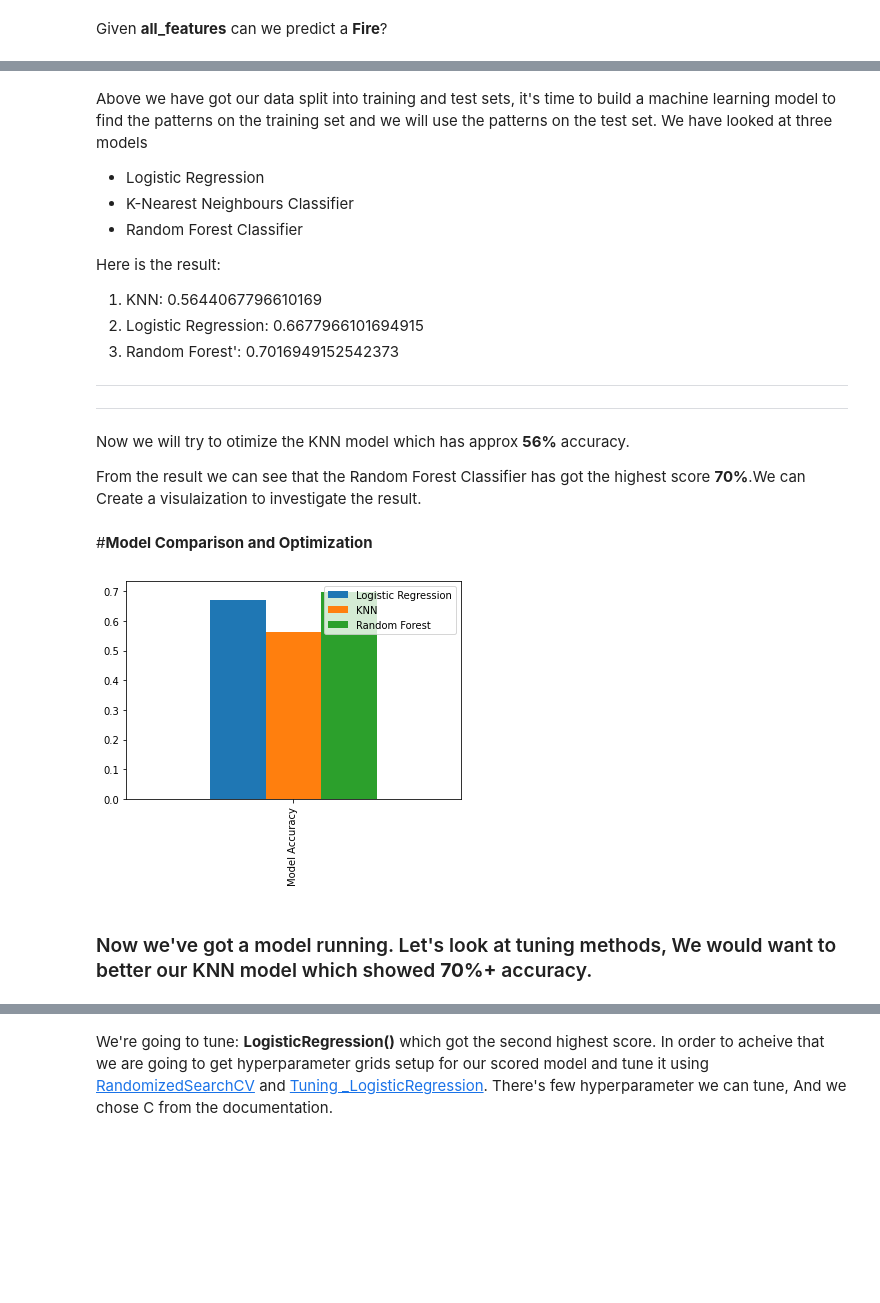
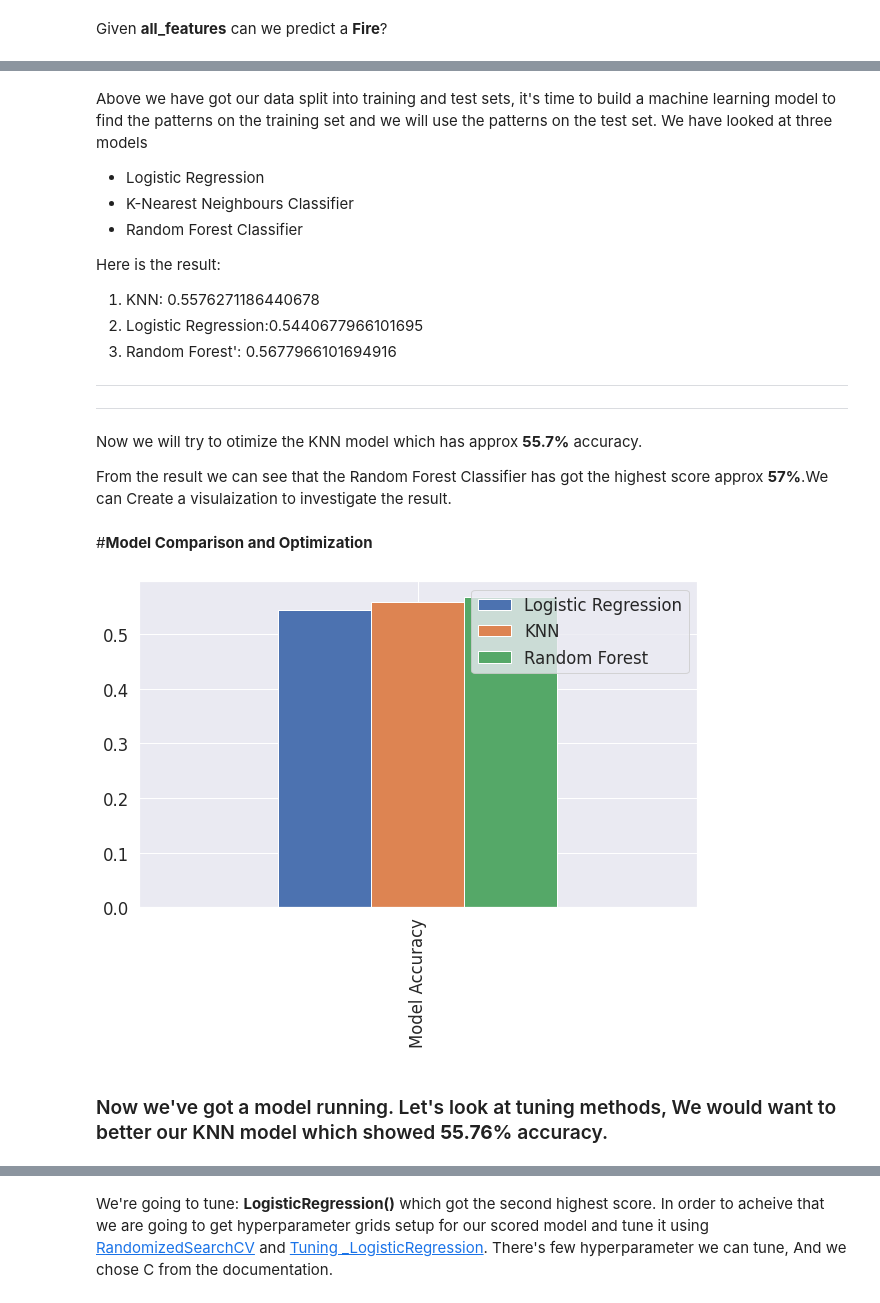
Before and after one commit to NishanthPrajith/Data_Science_Final_Project, a Jupyter notebook: code/models.ipynb, the cells around one changed output, grey strips where cells are left out. Cells and saved outputs as stored; diff of their text form; code cells hidden in the pictures; blank space fills up the shorter version.

Commit message:
blogs edited and models fixed

```diff
--- a/code/models.ipynb
+++ b/code/models.ipynb
@@ -254,9 +223,0 @@ Started
-# %%
-# Turn "Countries" & "Started" into numbers
-for label, content in data.items():
-    # Check columns which *aren't* numeric
-    if not pd.api.types.is_numeric_dtype(content):
-        # Add binary column to inidicate whether sample had missing value
-        data[label+"_is_missing"] = pd.isnull(content)
-        # We add the +1 because pandas encodes missing categories as -1
-        data[label] = pd.Categorical(content).codes+1
@@ -291,8 +229,0 @@ len(data)
-# %%
-#How many acres per county are burnt by Wildfires?
-%%time
-# Instantiate model
-model = RandomForestRegressor(n_jobs=-1,random_state=42)
-
-# Fit the model
-model.fit(data.drop(["AcresBurned","Counties","Latitude","Longitude","Started","FIPS","Fire"], axis=1), data.AcresBurned)
@@ -309,7 +230,10 @@ model.score(data.drop(["AcresBurned","Counties","Latitude","Longitude","Started"
 # %% [markdown]
 Given **all_features** can we predict a **Fire**?
+# %%
+all_features = list(data.columns)[6:26]
 # %%
 # lets make our training set (Split data into X and y)
-X = data.drop(["AcresBurned","Counties","Latitude","Longitude","Started","FIPS","Fire"], axis=1)
+X = data[all_features]
 
 y = data["Fire"]
+X
@@ -367,9 +305,9 @@ We have looked at three models
 *   Random Forest Classifier
 
 Here is the result:
-1.   KNN: 0.5644067796610169
-2.   Logistic Regression: 0.6677966101694915
-3.   Random Forest': 0.7016949152542373
+1.   KNN: 0.5576271186440678
+2.   Logistic Regression:0.5440677966101695
+3.   Random Forest': 0.5677966101694916
 
 
 ---
@@ -378,18 +316,18 @@ Here is the result:
 
 ---
 # %% [markdown]
-Now we will try to otimize the KNN model which has approx **56%** accuracy.
+Now we will try to otimize the KNN model which has approx **55.7%** accuracy.
 
-From the result we can see that the Random Forest Classifier has got the highest score **70%**.We can Create a visulaization to investigate the result.
+From the result we can see that the Random Forest Classifier has got the highest score approx **57%**.We can Create a visulaization to investigate the result.
 # %% [markdown]
 #**Model Comparison and Optimization**
 # %%
 model_compare = pd.DataFrame(model_scores, index=["Model Accuracy"])
-model_compare.plot.bar();
+model_compare.plot.bar(figsize=(10, 6));
 # %% [output]
-[figure, old version]
+[figure, new version]
 # %% [markdown]
-### Now we've got a  model running. Let's look at tuning methods, We would want to better our KNN model which showed **70%+** accuracy.
+### Now we've got a  model running. Let's look at tuning methods, We would want to better our KNN model which showed **55.76%** accuracy.
 # %%
 train_scores = []
 test_scores = []
```
Also changed, not shown: parts of 50 cells of this notebook, 1 other file.
